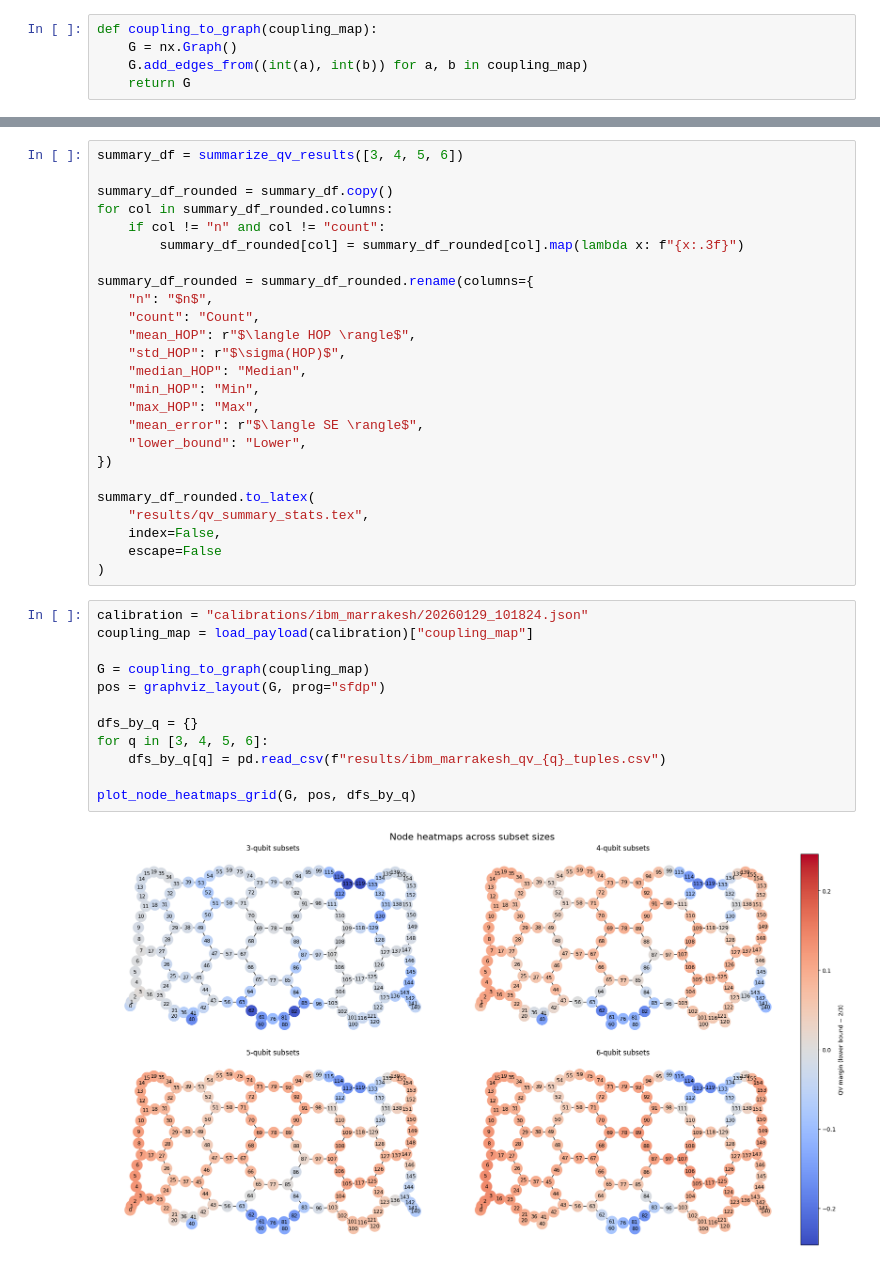
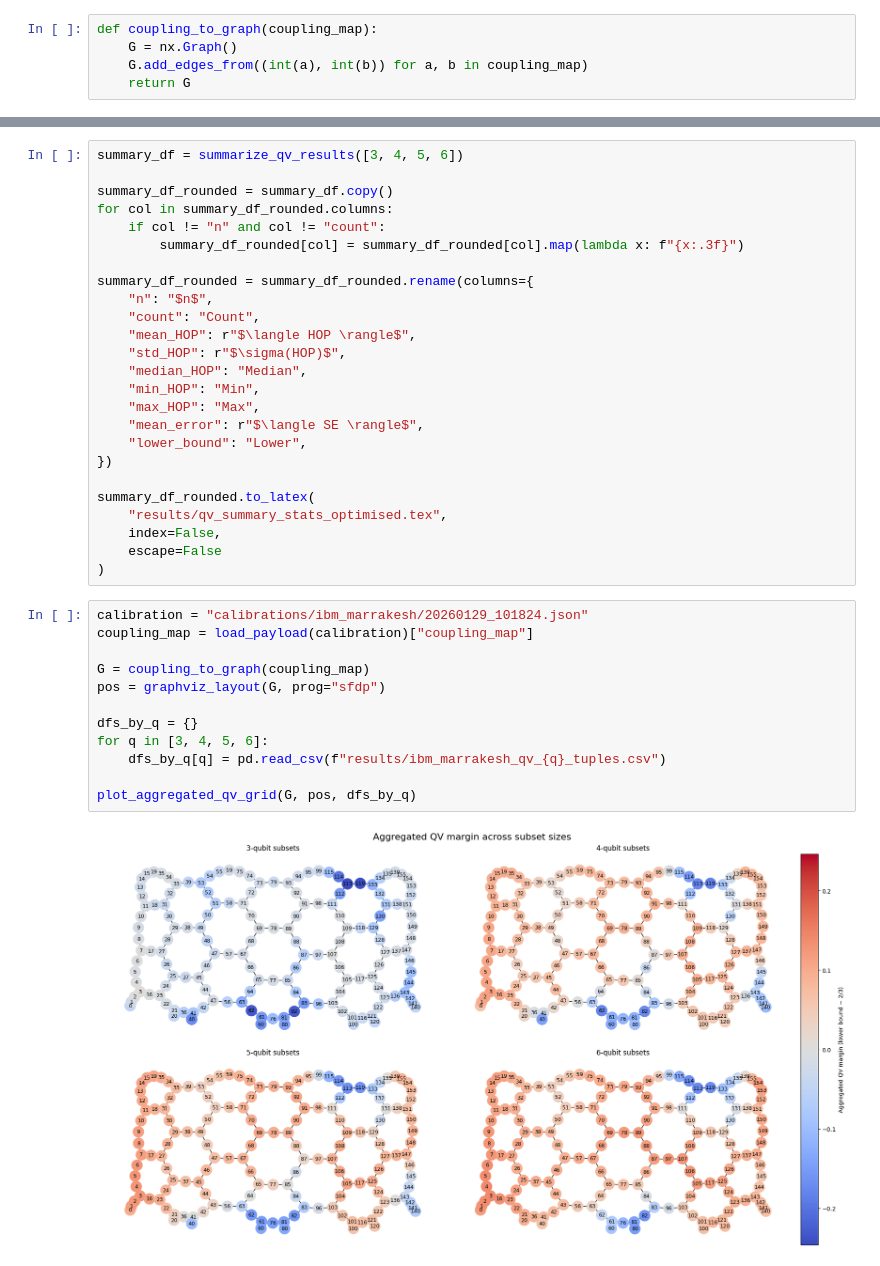
Before and after one commit to kenryhraval/complete-QV-project, a Jupyter notebook: 3_Analyze_Results.ipynb, the cells around one changed output, grey strips where cells are left out. Cells and saved outputs as stored; diff of their text form.

```diff
--- a/3_Analyze_Results.ipynb
+++ b/3_Analyze_Results.ipynb
@@ -56,24 +57,24 @@ summary_df_rounded = summary_df_rounded.rename(columns={
 })
 
 summary_df_rounded.to_latex(
-    "results/qv_summary_stats.tex",
+    "results/qv_summary_stats_optimised.tex",
     index=False,
     escape=False
 )
 # %%
 calibration = "calibrations/ibm_marrakesh/20260129_101824.json"
 coupling_map = load_payload(calibration)["coupling_map"]
 
 G = coupling_to_graph(coupling_map)
 pos = graphviz_layout(G, prog="sfdp")
 
 dfs_by_q = {}
 for q in [3, 4, 5, 6]:
     dfs_by_q[q] = pd.read_csv(f"results/ibm_marrakesh_qv_{q}_tuples.csv")
 
-plot_node_heatmaps_grid(G, pos, dfs_by_q)
+plot_aggregated_qv_grid(G, pos, dfs_by_q)
 # %% [output]
-[figure, old version]
+[figure, new version]
 # %%
 dfs_by_q = {}
 for q in [3, 4, 5, 6]:
```
Also changed, not shown: parts of 5 cells of this notebook, 12 other files.
